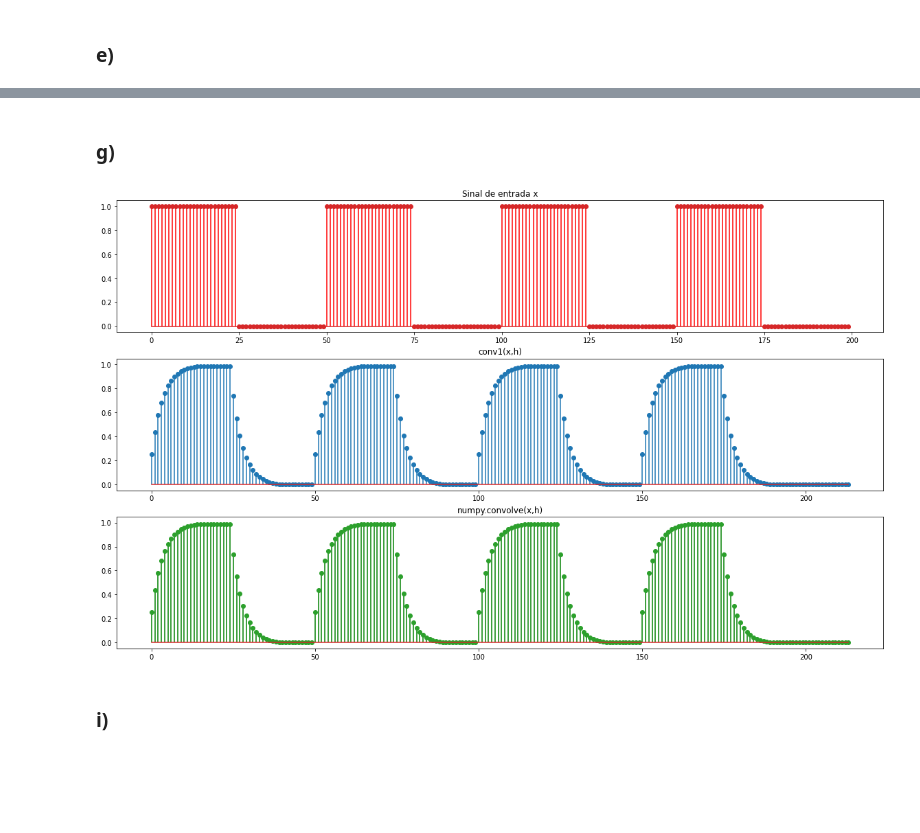
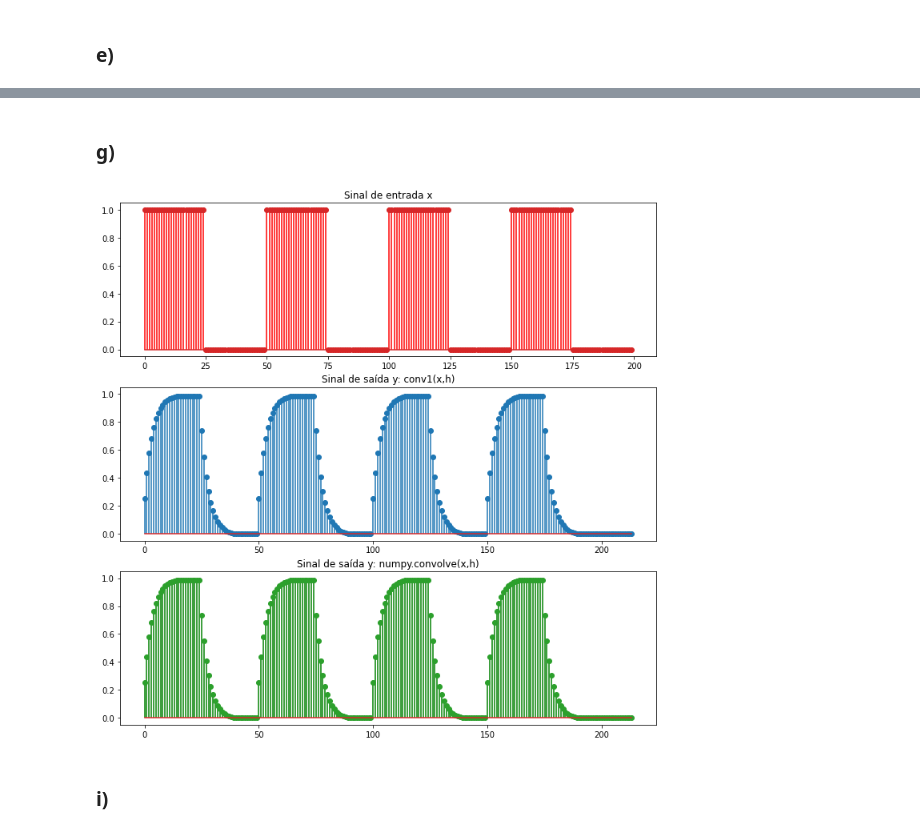
Before and after one commit to julianafalves/Sinais-Digitais, a Jupyter notebook: Projeto3.ipynb, the cells around one changed output, grey strips where cells are left out. Cells and saved outputs as stored; diff of their text form; code cells hidden in the pictures; blank space fills up the shorter version.

```diff
--- a/Projeto3.ipynb
+++ b/Projeto3.ipynb
@@ -29,19 +26,30 @@ from scipy import fftpack
 import matplotlib.pyplot as plt
 from matplotlib import pylab
 from pylab import *
+# %%
+pylab.rcParams['figure.figsize'] = (12.0, 4.0) # default (6,4)
+%config InlineBackend.figure_formats=['png'] # default for inline viewing
 # %% [markdown]
 ### a)
 # %%
 def conv1(x, h):
-  M = len(h)
-  L = len(x)
+  '''Retorna a saída y da filtragem ou convolução entre dois sinais x e h.'''
 
-  y = np.zeros(L + M - 1)
+  # Forma original dos sinais
+  shapes = {'x': x.shape, 'h': h.shape}
+
+  # Comprimento dos sinais
+  tam_x, tam_h = max(shapes['x']), max(shapes['h'])
+
+  # Achatar os sinais para poder tratá-los
+  x, h = np.squeeze(x), np.squeeze(h)
+
+  y = np.zeros(tam_x + tam_h - 1)
 
   for n in range(len(y)):
     soma = 0
-    teto = min(n, M)
-    chao = max(0, n - L + 1)
+    teto = min(n, tam_h)
+    chao = max(0, n - tam_x + 1)
     for m in range(chao, teto + 1):
       try:
         soma += h[m] * x[n - m]
@@ -49,5 +57,9 @@ def conv1(x, h):
         pass
     y[n] = soma
 
+  # Caso entrada seja vetor coluna, transforma a saída em vetor coluna
+  if len(shapes['x']) > 1 and shapes['x'][1] == 1:
+    y = y.reshape((len(y), 1))
+
   return y
 # %%
@@ -81,7 +98,7 @@ print(conv_x2_h2_nosso)
 # %% [markdown]
 ### b)
 # %%
-def geraOnda(L = 200, K = 50):
+def gera_onda(L = 200, K = 50):
   x = np.zeros(L)
   for n in range(L):
     if n%K < K/2:
@@ -90,7 +107,7 @@ def geraOnda(L = 200, K = 50):
       x[n] = 0
   return x
 # %%
-x = geraOnda()
+x = gera_onda()
 stem(x, use_line_collection=True)
 show()
 # %% [output]
@@ -143,22 +222,22 @@ stem(np.convolve(x, h), use_line_collection=True, linefmt='r', markerfmt='r')
 # %% [markdown]
-### **g)**
+### g)
 # %%
-h = [0.25 * 0.75**n for n in range(15)]
+h_g = np.asarray([0.25 * 0.75**n for n in range(15)])
 
-fig, axs = plt.subplots(3,1, sharey=True, figsize = (20.0, 12.0))
+fig, axs = plt.subplots(3,1, sharey=True, figsize = (12.0, 12.0))
 
 axs[0].stem(x, use_line_collection=True, linefmt='r', markerfmt='C3o')
 axs[0].set_title('Sinal de entrada x')
 
-axs[1].stem(conv1(x, h), use_line_collection=True)
-axs[1].set_title('conv1(x,h)')
+axs[1].stem(conv1(x, h_g), use_line_collection=True)
+axs[1].set_title('Sinal de saída y: conv1(x,h)')
 
-axs[2].stem(np.convolve(x, h), use_line_collection=True,linefmt='g',markerfmt= 'C2o')
-axs[2].set_title('numpy.convolve(x,h)')
+axs[2].stem(np.convolve(x, h_g), use_line_collection=True,linefmt='g',markerfmt= 'C2o')
+axs[2].set_title('Sinal de saída y: numpy.convolve(x,h)')
 
 show()
 # %% [output]
-[figure, old version]
+[figure, new version]
 # %% [markdown]
 ### **i)**
 # %% [markdown]
```
Also changed, not shown: parts of 19 cells of this notebook.
